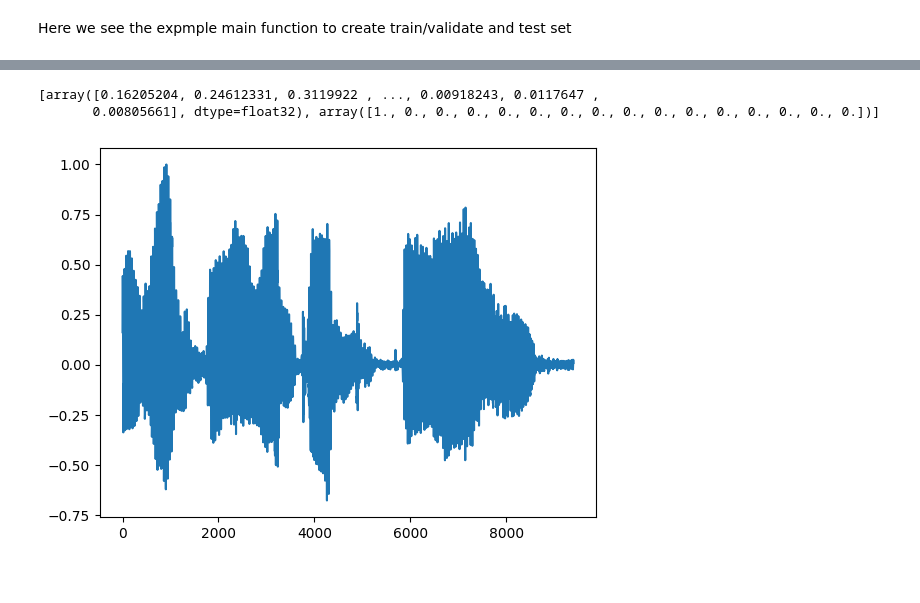
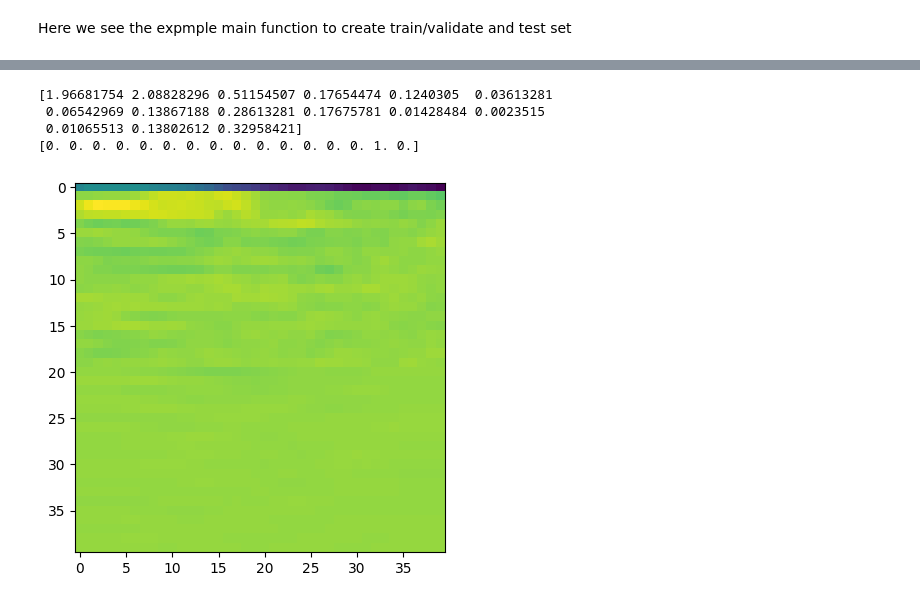
Before and after one commit to thebetar/IASRProject, a Jupyter notebook: src/main.ipynb, the cells around one changed output, grey strips where cells are left out. Drawn from its saved outputs; the diff is of its cells as text; code cells hidden in the pictures.

Commit message:
chore: added feature extraction
also made saving training set feature array to file

```diff
--- a/src/main.ipynb
+++ b/src/main.ipynb
@@ -193,20 +235,20 @@ def make_train_data(directory, training_data_name = "training_data.npy"):
                 if(clip is None):
                     print("{} not good".format(os.path.join(path, file)))
                     continue
-                features = get_features(clip)
+                features_2d = get_2d_features(clip)
+                features_1d = get_1d_features(clip)
 
-                training_data.append([clip, np.eye(NUM_CATEGORIES)[eye_in]])
+                training_data.append([features_2d, features_1d, np.eye(NUM_CATEGORIES)[eye_in]])
             except Exception as e:
                 print(e)
                 pass
         eye_in += 1
-        #return training_data
     np.random.shuffle(training_data)
-    return training_data
+    return np.array(training_data, dtype=object)
 
 training_data = make_train_data("../data")
 
-np.save("training_data.npy", training_data)
+np.save("training_data.npy", training_data, allow_pickle=True)
 print(len(training_data))
 # %% [output]
 divide
@@ -219,13 +272,14 @@ ValueError: setting an array element with a sequence. The requested array has an
-# %%
-INDEX = 5
-print(training_data[INDEX])
-plt.plot(training_data[INDEX][0])
-sd.play(training_data[INDEX][0],8000)
-sd.wait()
-# %% [output]
-[array([0.16205204, 0.24612331, 0.3119922 , ..., 0.00918243, 0.0117647 ,
-       0.00805661], dtype=float32), array([1., 0., 0., 0., 0., 0., 0., 0., 0., 0., 0., 0., 0., 0., 0., 0.])]
-[figure, removed]
+# %%
+INDEX = 2
+plt.imshow(training_data[INDEX][0])
+print(training_data[INDEX][1])
+print(training_data[INDEX][2])
+# %% [output]
+[1.96681754 2.08828296 0.51154507 0.17654474 0.1240305  0.03613281
+ 0.06542969 0.13867188 0.28613281 0.17675781 0.01428484 0.0023515
+ 0.01065513 0.13802612 0.32958421]
+[0. 0. 0. 0. 0. 0. 0. 0. 0. 0. 0. 0. 0. 0. 1. 0.]
+[figure, added]
 # %%
 # Read file names
 path = os.path
```
Also changed, not shown: parts of 12 cells of this notebook, 1 other file.
